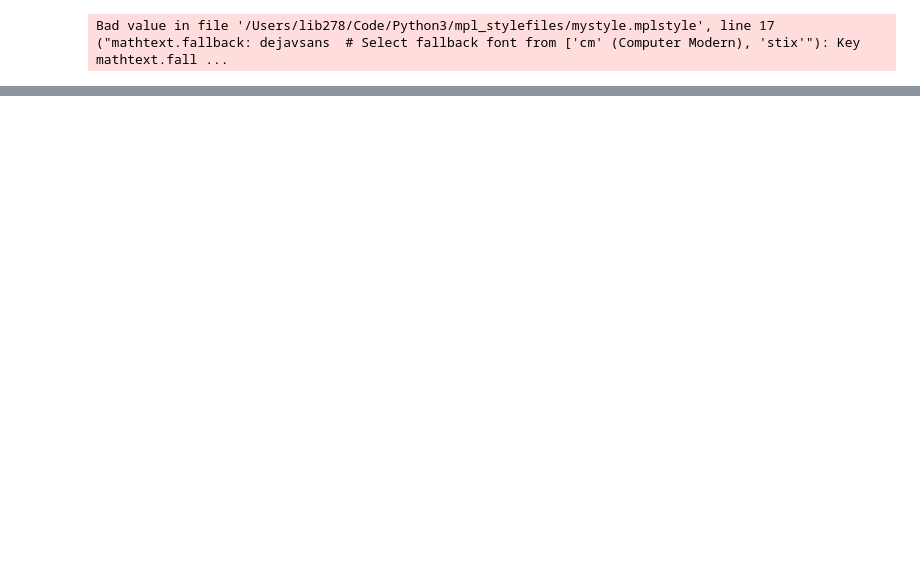
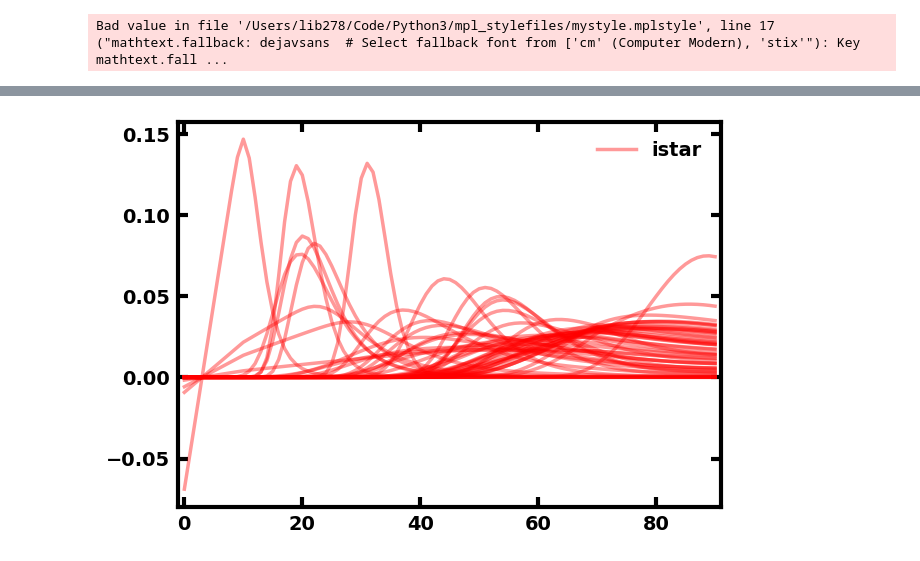
Before and after one commit to lbiddle/Obliquity_Synthesis, a Jupyter notebook: true_obliquity_test.ipynb, the cells around one changed output, grey strips where cells are left out. Drawn from its saved outputs; the diff is of its cells as text; code cells hidden in the pictures; blank space fills up the shorter version.

```diff
--- a/true_obliquity_test.ipynb
+++ b/true_obliquity_test.ipynb
@@ -363,0 +391,79 @@ Psi_kde_yes_retro_prior = generate_kde(data_for_Psi_kde_yes_retro_prior, possibl
+# %%
+datasets = ['PD']
+
+do_test_object_only = False
+test_targ = 'CX Tau'
+
+istar_distributions = {}
+idisk_distributions = {}
+
+for which_list in datasets:
+
+    if which_list == 'PD':
+        data_df = df_PD
+    if which_list == 'DD':
+        data_df = df_DD
+    if which_list == 'WJ':
+        data_df = df_WJ
+    if which_list == 'HJ':
+        data_df = df_HJ
+
+    simbad_names = data_df['Target'].values
+
+    if do_test_object_only == True:
+        target_str = test_targ.replace(' ', '')
+        if '/' in target_str:
+            target_str = target_str.replace('/', '-')
+        if '(' in target_str:
+            target_str = target_str.split('(')[0]
+        target_list = [target_str]
+    else:
+        target_list = []
+        for targ_name in data_df['Target'].values:
+            if type(targ_name) == str:
+                target_str = targ_name.replace(' ', '')
+                if '/' in target_str:
+                    target_str = target_str.replace('/', '-')
+                if '(' in target_str:
+                    target_str = target_str.split('(')[0]
+                target_list.append(target_str)
+
+target_list = sorted(target_list)
+print(target_list)
+
+fig1 = plt.figure()
+ax1 = fig1.add_subplot(111)
+
+fig2 = plt.figure()
+ax2 = fig2.add_subplot(111)
+
+for target_str in target_list:
+
+    if which_list == 'PD':
+        Pdensity = pd.read_csv('/Users/lib278/Documents/Manuscripts/PRIMORDIAL_DISKS/Tables/Probability_Distributions/High/' + 'Prob_' + target_str + '.csv')
+    else:
+        if which_list == 'DD':
+            Pdensity = pd.read_csv(probability_distributions_dir + 'Prob_' + target_str + '.csv')
+        else:
+            Pdensity = pd.read_csv(probability_distributions_dir + 'Posteriors_' + target_str + '_' + which_list + '.csv')
+
+    i_values1 = Pdensity['i (deg)'].values
+    P_istar = Pdensity['P(i Star | d)'].values
+    P_idisk = Pdensity['P(i Disk | d)'].values
+
+    istar_distributions[target_str] = P_istar
+    idisk_distributions[target_str] = P_idisk
+
+    ax1.plot(i_values1, P_istar, alpha=0.4, color='red')
+    ax2.plot(i_values1, P_idisk, alpha=0.4, color='blue')
+
+ax1.plot([], [], color='red', alpha=0.4, label='istar')
+ax2.plot([], [], color='blue', alpha=0.4, label='idisk')
+ax1.legend(loc='upper right')
+ax2.legend(loc='upper right')
+ax1.set_xlim(-1, 91)
+ax2.set_xlim(-1, 91)
+
+
+plt.show()
+# %% [output]
@@ -363,0 +471 @@ Psi_kde_yes_retro_prior = generate_kde(data_for_Psi_kde_yes_retro_prior, possibl
+[figure, added]
```
Also changed, not shown: parts of 13 cells of this notebook, 2 other files.
